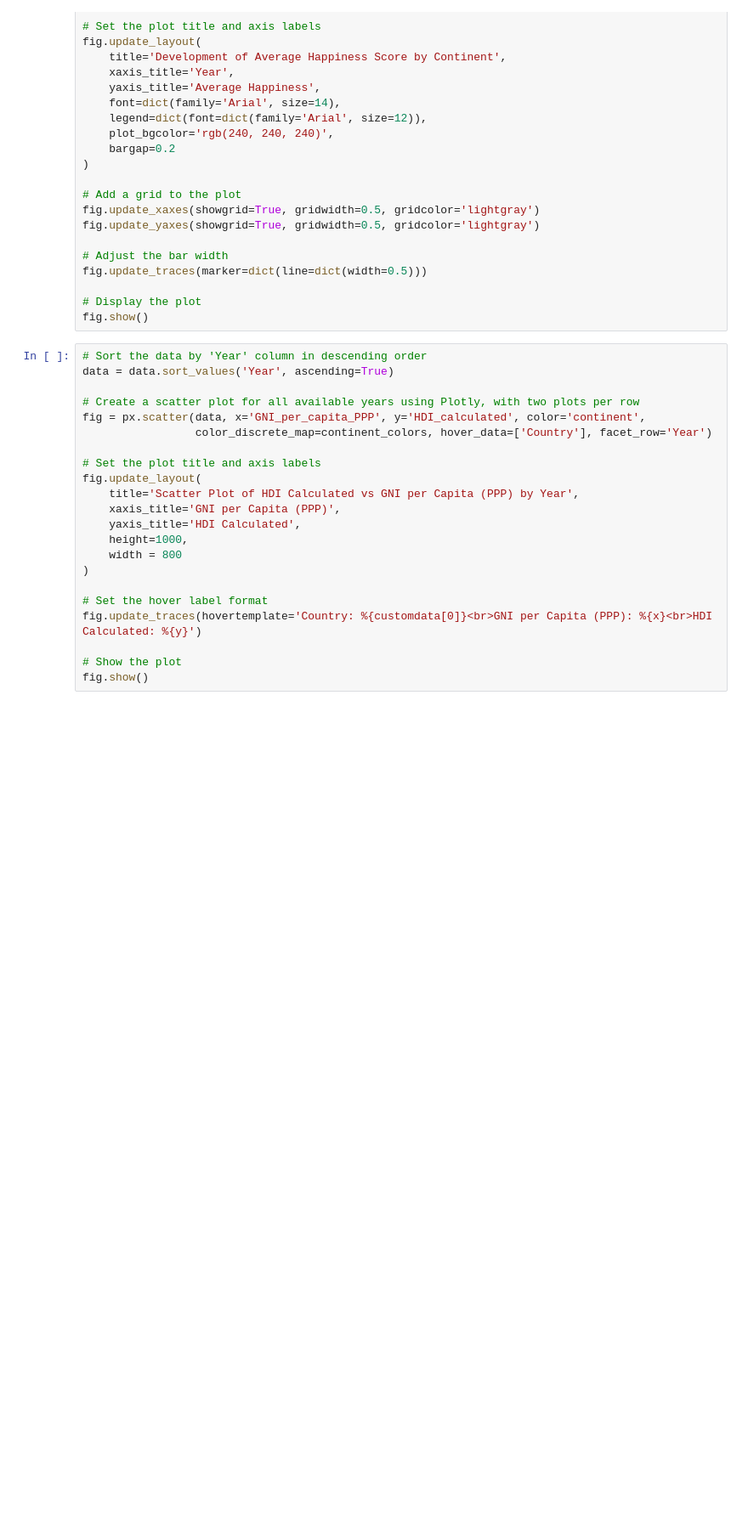
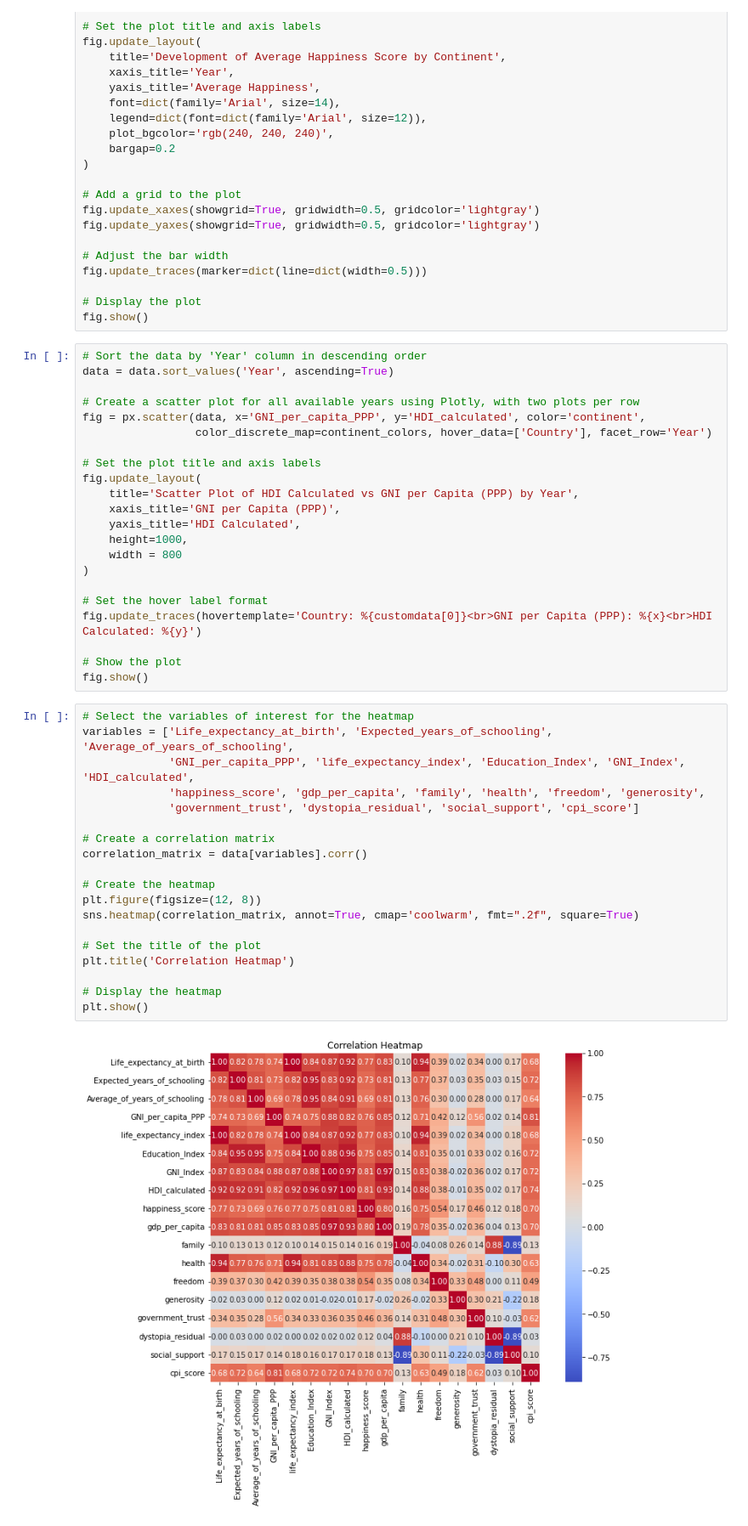
Before and after one commit to MarkBroerse1/infovis, a Jupyter notebook: docs/Mark_code.ipynb, the cells around one changed output. Shown: that part at 85% size. Saved outputs shown, nothing was run; the diff lists cells and outputs as text; blank space fills up the shorter version.

```diff
--- a/docs/Mark_code.ipynb
+++ b/docs/Mark_code.ipynb
@@ -81,3 +81,24 @@ fig.update_traces(hovertemplate='Country: %{customdata[0]}<br>GNI per Capita (PP
 
 # Show the plot
 fig.show()
+# %%
+# Select the variables of interest for the heatmap
+variables = ['Life_expectancy_at_birth', 'Expected_years_of_schooling', 'Average_of_years_of_schooling',
+             'GNI_per_capita_PPP', 'life_expectancy_index', 'Education_Index', 'GNI_Index', 'HDI_calculated',
+             'happiness_score', 'gdp_per_capita', 'family', 'health', 'freedom', 'generosity',
+             'government_trust', 'dystopia_residual', 'social_support', 'cpi_score']
+
+# Create a correlation matrix
+correlation_matrix = data[variables].corr()
+
+# Create the heatmap
+plt.figure(figsize=(12, 8))
+sns.heatmap(correlation_matrix, annot=True, cmap='coolwarm', fmt=".2f", square=True)
+
+# Set the title of the plot
+plt.title('Correlation Heatmap')
+
+# Display the heatmap
+plt.show()
+# %% [output]
+[figure, added]
```
Also changed, not shown: parts of 2 cells of this notebook.
